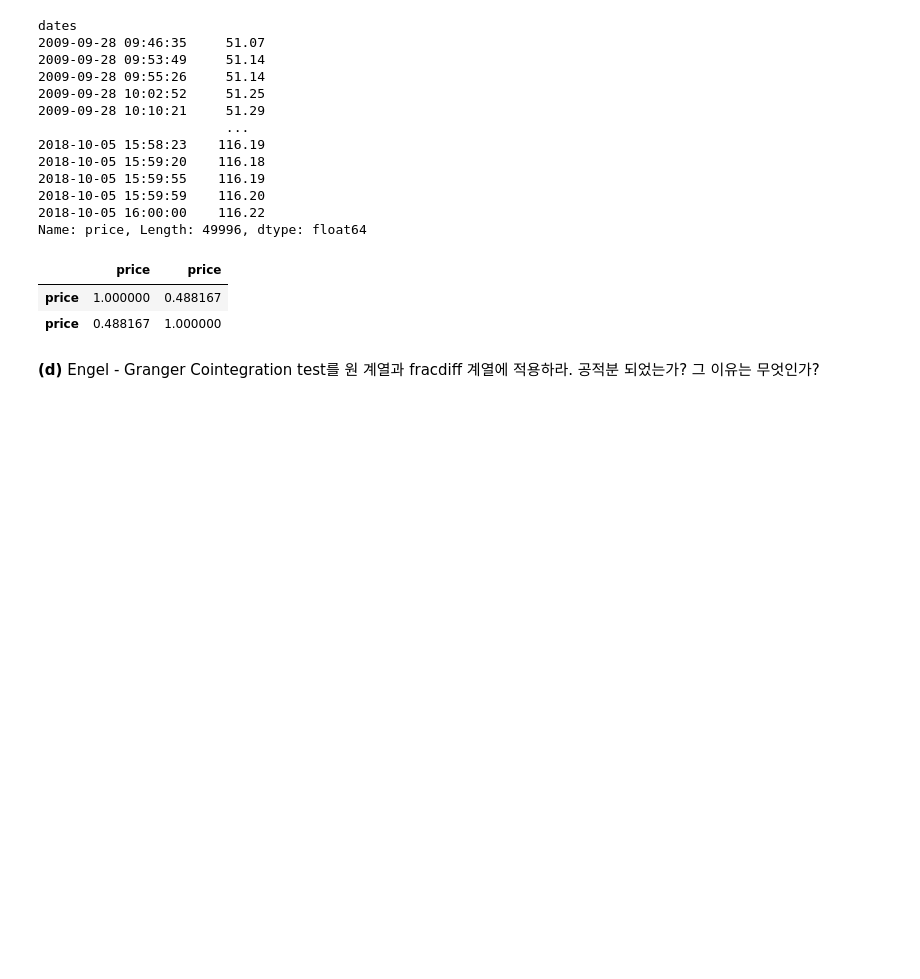
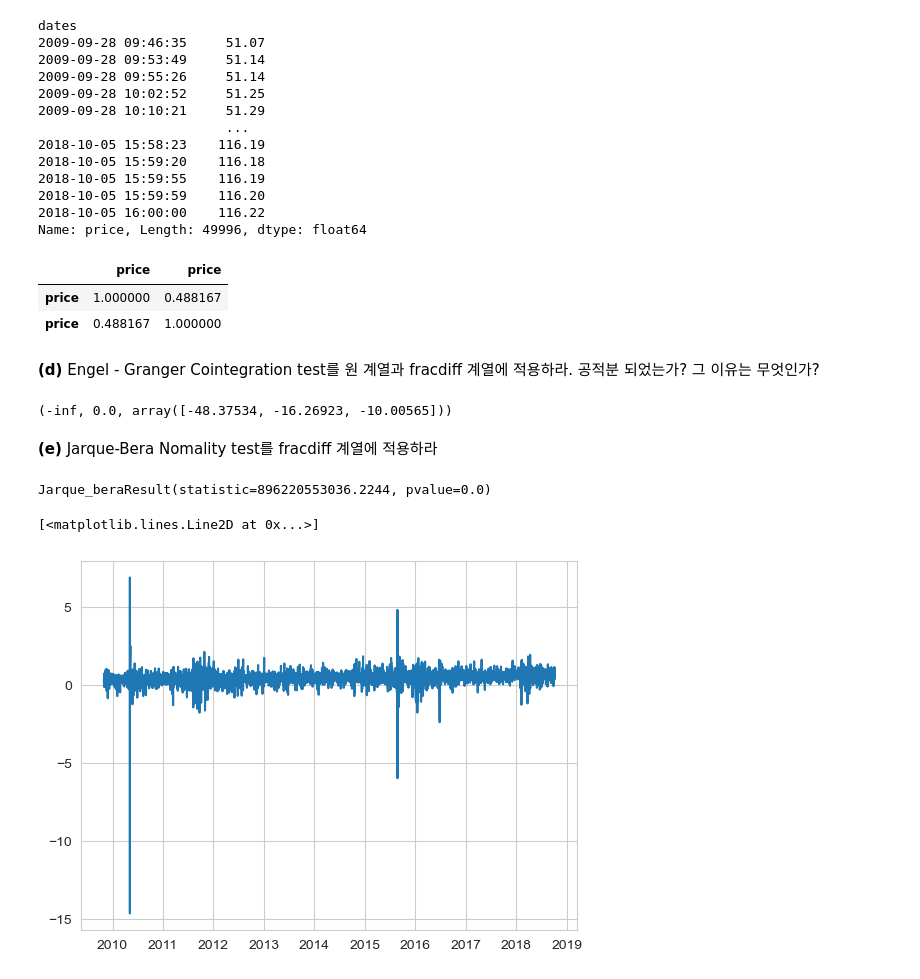
Before and after one commit to Tommylee1013/Advances-in-Financial-Machine-Learning, a Jupyter notebook: Chapter 5.ipynb, the cells around one changed output. Drawn from its saved outputs; the diff is of its cells as text; code cells hidden in the pictures; blank space fills up the shorter version.

```diff
--- a/Chapter 5.ipynb
+++ b/Chapter 5.ipynb
@@ -556,3 +557,19 @@ pd.DataFrame([dfx2.price, dollar_df.price]).T.dropna().corr()
 | price | 0.488167 | 1.000000 |
 # %% [markdown]
 **(d)** Engel - Granger Cointegration test를 원 계열과 fracdiff 계열에 적용하라. 공적분 되었는가? 그 이유는 무엇인가?
+# %%
+sm.tsa.stattools.coint(frac_corr.iloc[:,0], frac_corr.iloc[:,1])
+# %% [output]
+(-inf, 0.0, array([-48.37534, -16.26923, -10.00565]))
+# %% [markdown]
+**(e)** Jarque-Bera Nomality test를 fracdiff 계열에 적용하라
+# %%
+import scipy.stats as stats
+stats.jarque_bera(dfx2)
+# %% [output]
+Jarque_beraResult(statistic=896220553036.2244, pvalue=0.0)
+# %%
+plt.plot(dfx2.price)
+# %% [output]
+[<matplotlib.lines.Line2D at 0x...>]
+[figure, added]
```
Also changed, not shown: parts of 40 cells of this notebook, 1 other file.
